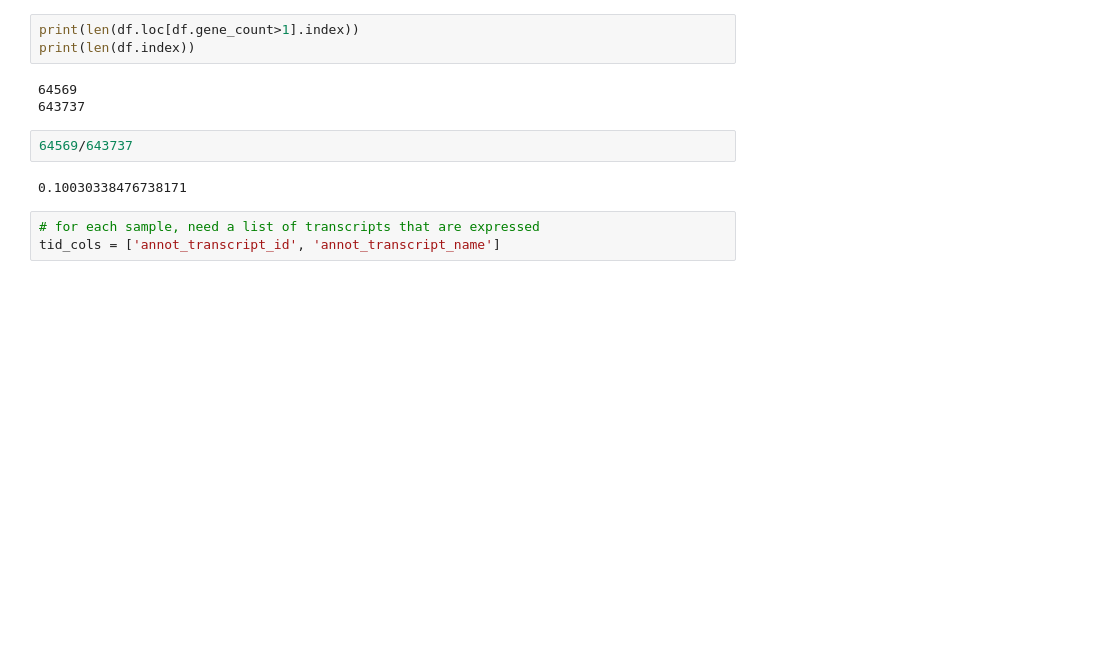
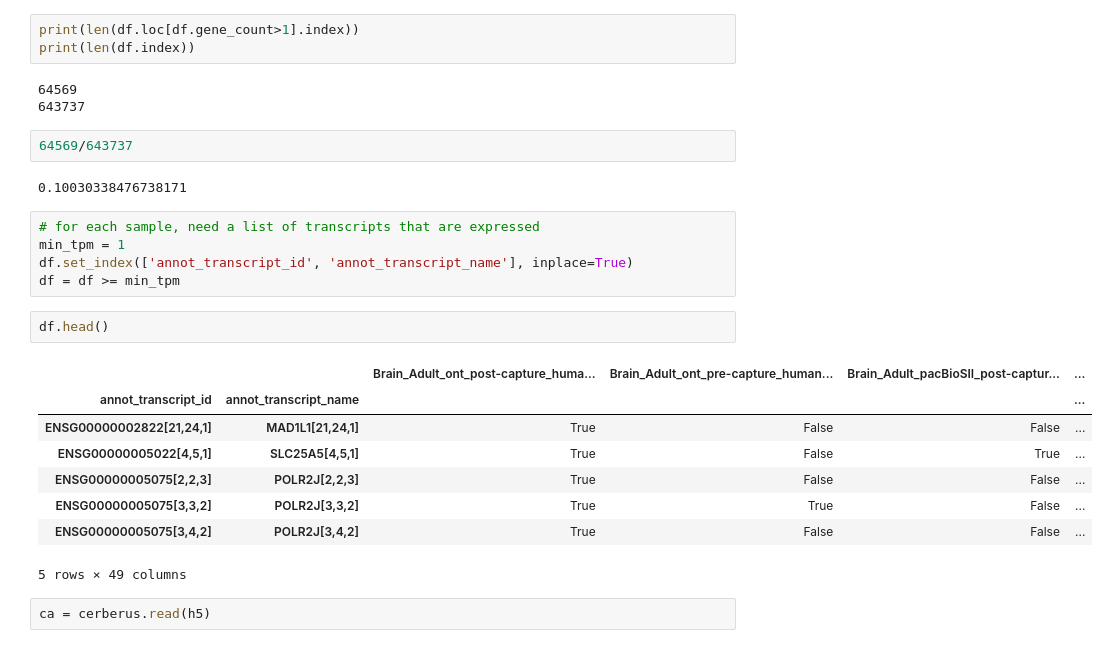
Before and after one commit to fairliereese/230526_gencode, a Jupyter notebook: analysis_dev.ipynb, the cells around one changed output. Drawn from its saved outputs; the diff is of its cells as text; blank space fills up the shorter version.

```diff
--- a/analysis_dev.ipynb
+++ b/analysis_dev.ipynb
@@ -56,4 +73,19 @@ print(len(df.index))
 0.10030338476738171
 # %%
 # for each sample, need a list of transcripts that are expressed
-tid_cols = ['annot_transcript_id', 'annot_transcript_name']
+min_tpm = 1
+df.set_index(['annot_transcript_id', 'annot_transcript_name'], inplace=True)
+df = df >= min_tpm
+# %%
+df.head()
+# %% [output]
+|  |  | Brain_Adult_ont_post-capture_huma... | Brain_Adult_ont_pre-capture_human... | Brain_Adult_pacBioSII_post-captur... | ... |
+| annot_transcript_id | annot_transcript_name |  |  |  | ... |
+| ENSG00000002822[21,24,1] | MAD1L1[21,24,1] | True | False | False | ... |
+| ENSG00000005022[4,5,1] | SLC25A5[4,5,1] | True | False | True | ... |
+| ENSG00000005075[2,2,3] | POLR2J[2,2,3] | True | False | False | ... |
+| ENSG00000005075[3,3,2] | POLR2J[3,3,2] | True | True | False | ... |
+| ENSG00000005075[3,4,2] | POLR2J[3,4,2] | True | False | False | ... |
+5 rows × 49 columns
+# %%
+ca = cerberus.read(h5)
```
Also changed, not shown: parts of 6 cells of this notebook, 2 other files.
